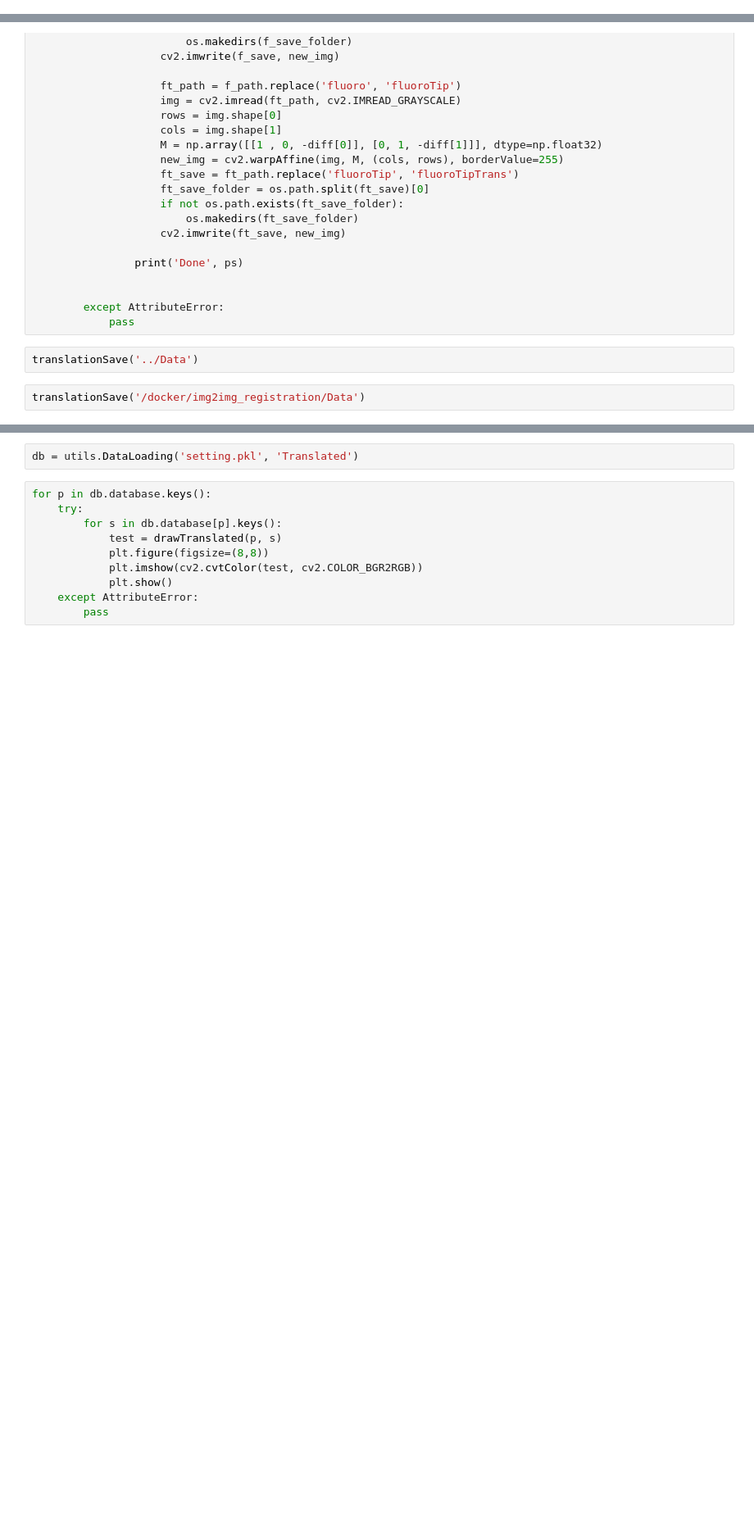
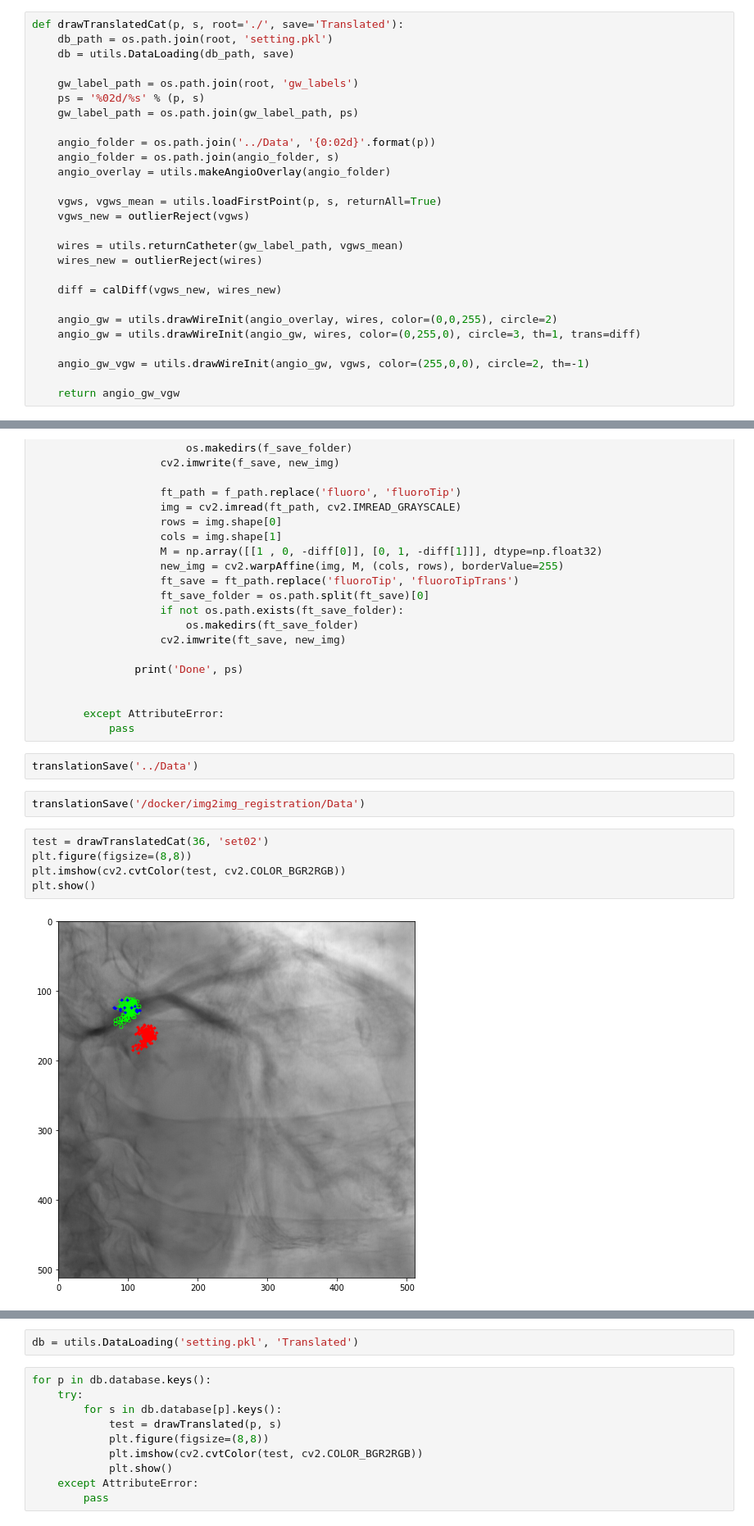
Before and after one commit to SystemCorps/dataLabelSelection, a Jupyter notebook: TranslateCatTip.ipynb, the cells around one changed output, grey strips where cells are left out. Shown at 82% size. Drawn from its saved outputs; the diff is of its cells as text; blank space fills up the shorter version.

```diff
--- a/TranslateCatTip.ipynb
+++ b/TranslateCatTip.ipynb
@@ -95,6 +95,33 @@ def drawTranslated(p, s, root='./', save='Translated'):
     angio_gw_vgw = utils.drawWireInit(angio_gw, vgws, color=(255,0,0), circle=2, th=-1)
 
     return angio_gw_vgw
+# %%
+def drawTranslatedCat(p, s, root='./', save='Translated'):
+    db_path = os.path.join(root, 'setting.pkl')
+    db = utils.DataLoading(db_path, save)
+
+    gw_label_path = os.path.join(root, 'gw_labels')
+    ps = '%02d/%s' % (p, s)
+    gw_label_path = os.path.join(gw_label_path, ps)
+
+    angio_folder = os.path.join('../Data', '{0:02d}'.format(p))
+    angio_folder = os.path.join(angio_folder, s)
+    angio_overlay = utils.makeAngioOverlay(angio_folder)
+
+    vgws, vgws_mean = utils.loadFirstPoint(p, s, returnAll=True)
+    vgws_new = outlierReject(vgws)
+
+    wires = utils.returnCatheter(gw_label_path, vgws_mean)
+    wires_new = outlierReject(wires)
+
+    diff = calDiff(vgws_new, wires_new)
+
+    angio_gw = utils.drawWireInit(angio_overlay, wires, color=(0,0,255), circle=2)
+    angio_gw = utils.drawWireInit(angio_gw, wires, color=(0,255,0), circle=3, th=1, trans=diff)
+
+    angio_gw_vgw = utils.drawWireInit(angio_gw, vgws, color=(255,0,0), circle=2, th=-1)
+
+    return angio_gw_vgw
 # %%
 def translationSave(root='../Data', db_path='setting.pkl'):
     db = utils.DataLoading(db_path, 'Translated')
@@ -152,4 +179,11 @@ def translationSave(root='../Data', db_path='setting.pkl'):
 translationSave('../Data')
 # %%
 translationSave('/docker/img2img_registration/Data')
+# %%
+test = drawTranslatedCat(36, 'set02')
+plt.figure(figsize=(8,8))
+plt.imshow(cv2.cvtColor(test, cv2.COLOR_BGR2RGB))
+plt.show()
+# %% [output]
+[figure, added]
 # %%
```
Also changed, not shown: parts of 1 cell of this notebook, 1 other file.
